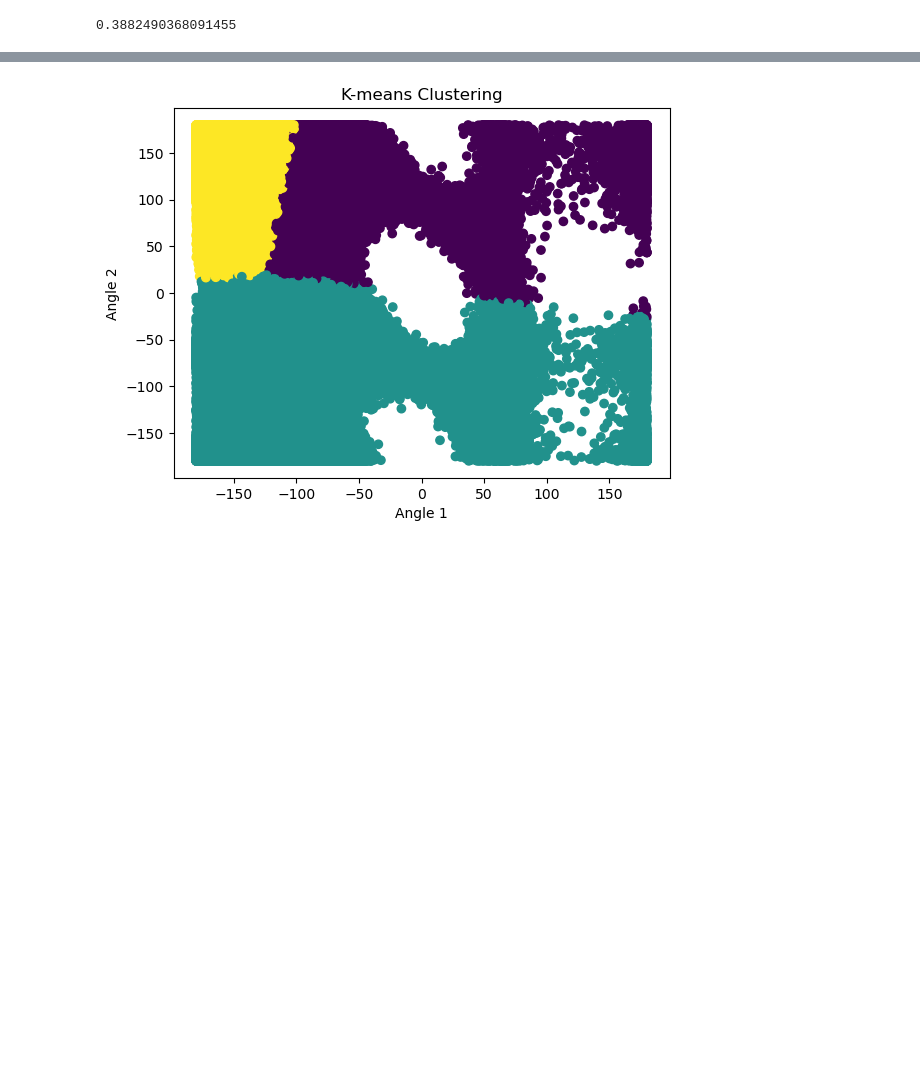
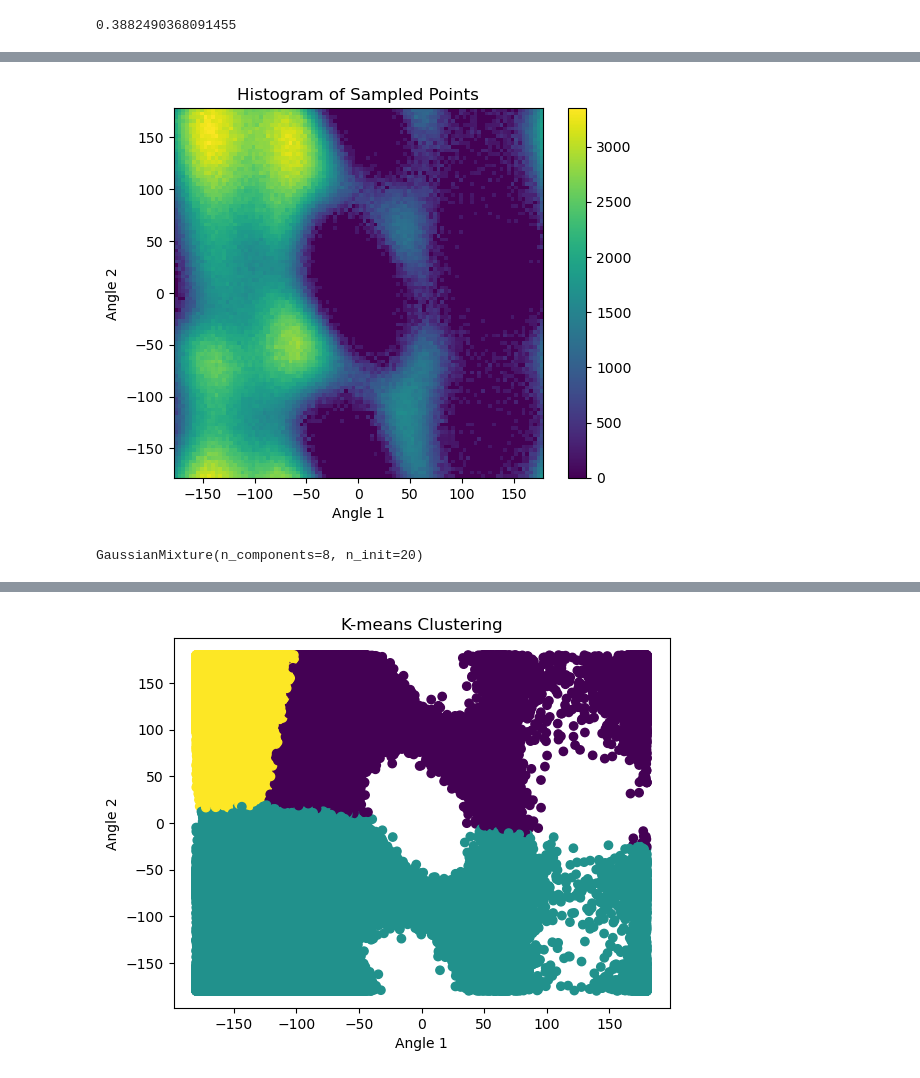
Before and after one commit to balu1029/gnn_uncertainty, a Jupyter notebook: datasets/helper/cv_visualizer.ipynb, the cells around one changed output, grey strips where cells are left out. Saved outputs shown, nothing was run; the diff lists cells and outputs as text; code cells hidden in the pictures; blank space fills up the shorter version.

```diff
--- a/datasets/helper/cv_visualizer.ipynb
+++ b/datasets/helper/cv_visualizer.ipynb
@@ -149 +150,39 @@ KeyboardInterrupt:
+# %%
+hist, xedges, yedges = np.histogram2d(phi_henrik, psi_henrik, bins=100)
+log_hist = np.log(hist + 1)
+
+# Generate sample points from the log-scaled histogram
+x_centers = (xedges[:-1] + xedges[1:]) / 2
+y_centers = (yedges[:-1] + yedges[1:]) / 2
+x_samples, y_samples = np.meshgrid(x_centers, y_centers)
+x_samples = x_samples.ravel()
+y_samples = y_samples.ravel()
+weights = log_hist.ravel()
+
+# Subsample points according to log-scaled weights
+probabilities = weights / weights.sum()
+num_samples = 10000000  # Adjust the number of samples as needed
+indices = np.random.choice(len(probabilities), size=num_samples, p=probabilities)
+subsampled_points = np.column_stack([x_samples[indices], y_samples[indices]])
+
+# Create a histogram from the sampled points
+hist_samples, xedges_samples, yedges_samples = np.histogram2d(subsampled_points[:, 1], subsampled_points[:, 0], bins=100)
+
+# Plot the histogram
+plt.imshow(hist_samples, origin='lower', extent=[xedges_samples[0], xedges_samples[-1], yedges_samples[0], yedges_samples[-1]], cmap='viridis')
+plt.colorbar()
+plt.xlabel('Angle 1')
+plt.ylabel('Angle 2')
+plt.title('Histogram of Sampled Points')
+plt.show()
+# %% [output]
+[figure, added]
+# %%
+sampled_angles = subsampled_points
+
+# Fit a Gaussian Mixture Model to the dihedral angles
+gmm = GaussianMixture(n_components=8, init_params="kmeans", n_init=20)  # Change n_components as needed
+gmm.fit(sampled_angles)
+# %% [output]
+GaussianMixture(n_components=8, n_init=20)
 # %%
```
Also changed, not shown: parts of 3 cells of this notebook.
